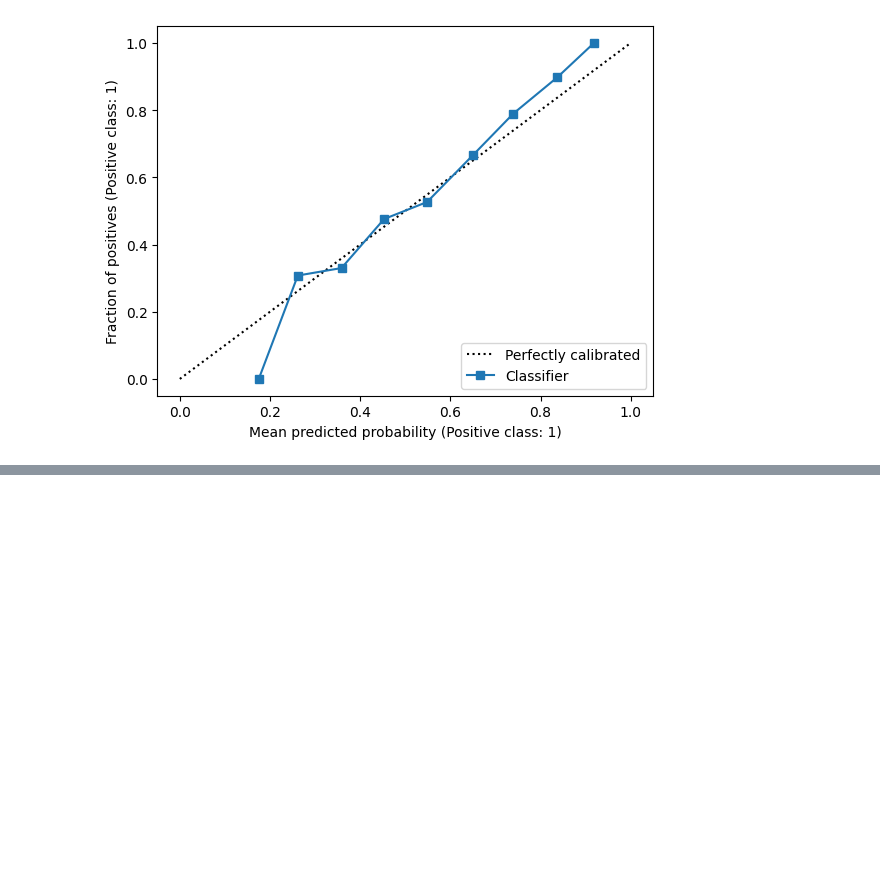
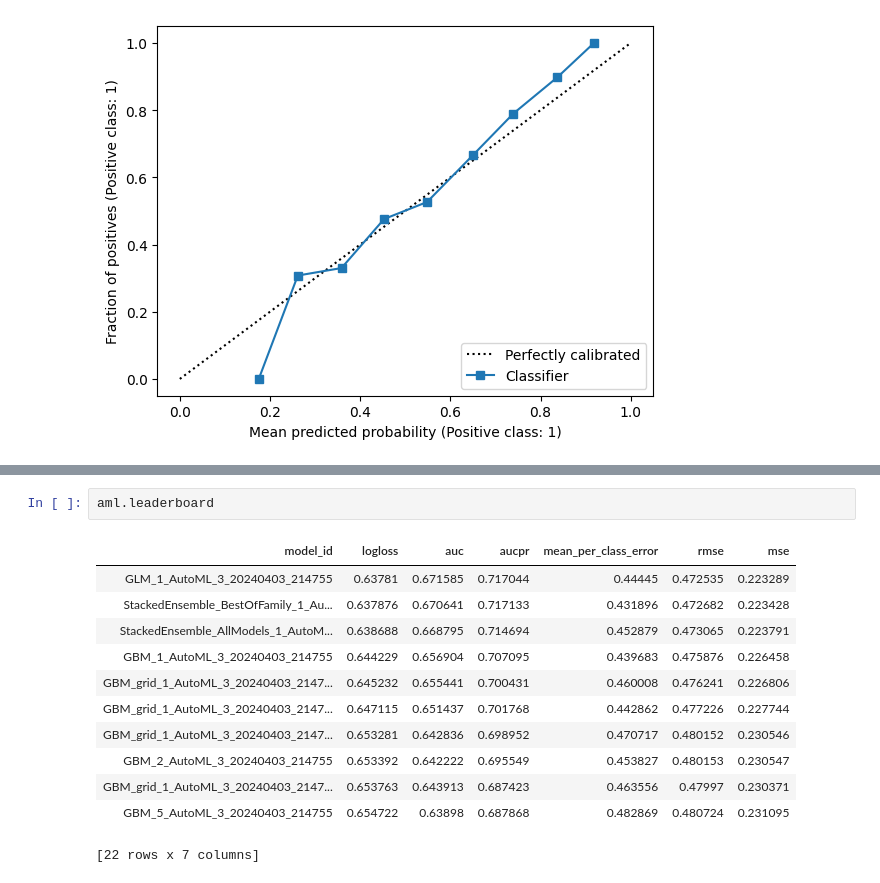
Before and after one commit to ehan03/cpsc-381-final-project, a Jupyter notebook: notebooks/eugene_gbm.ipynb, the cells around one changed output, grey strips where cells are left out. Drawn from its saved outputs; the diff is of its cells as text; blank space fills up the shorter version.

```diff
--- a/notebooks/eugene_gbm.ipynb
+++ b/notebooks/eugene_gbm.ipynb
@@ -46,0 +139,15 @@ disp = CalibrationDisplay.from_predictions(y_test, y_pred_test, n_bins=10)
+# %%
+aml.leaderboard
+# %% [output]
+| model_id | logloss | auc | aucpr | mean_per_class_error | rmse | mse |
+| GLM_1_AutoML_3_20240403_214755 | 0.63781 | 0.671585 | 0.717044 | 0.44445 | 0.472535 | 0.223289 |
+| StackedEnsemble_BestOfFamily_1_Au... | 0.637876 | 0.670641 | 0.717133 | 0.431896 | 0.472682 | 0.223428 |
+| StackedEnsemble_AllModels_1_AutoM... | 0.638688 | 0.668795 | 0.714694 | 0.452879 | 0.473065 | 0.223791 |
+| GBM_1_AutoML_3_20240403_214755 | 0.644229 | 0.656904 | 0.707095 | 0.439683 | 0.475876 | 0.226458 |
+| GBM_grid_1_AutoML_3_20240403_2147... | 0.645232 | 0.655441 | 0.700431 | 0.460008 | 0.476241 | 0.226806 |
+| GBM_grid_1_AutoML_3_20240403_2147... | 0.647115 | 0.651437 | 0.701768 | 0.442862 | 0.477226 | 0.227744 |
+| GBM_grid_1_AutoML_3_20240403_2147... | 0.653281 | 0.642836 | 0.698952 | 0.470717 | 0.480152 | 0.230546 |
+| GBM_2_AutoML_3_20240403_214755 | 0.653392 | 0.642222 | 0.695549 | 0.453827 | 0.480153 | 0.230547 |
+| GBM_grid_1_AutoML_3_20240403_2147... | 0.653763 | 0.643913 | 0.687423 | 0.463556 | 0.47997 | 0.230371 |
+| GBM_5_AutoML_3_20240403_214755 | 0.654722 | 0.63898 | 0.687868 | 0.482869 | 0.480724 | 0.231095 |
+[22 rows x 7 columns]
```
Also changed, not shown: parts of 10 cells of this notebook, 3 other files.
